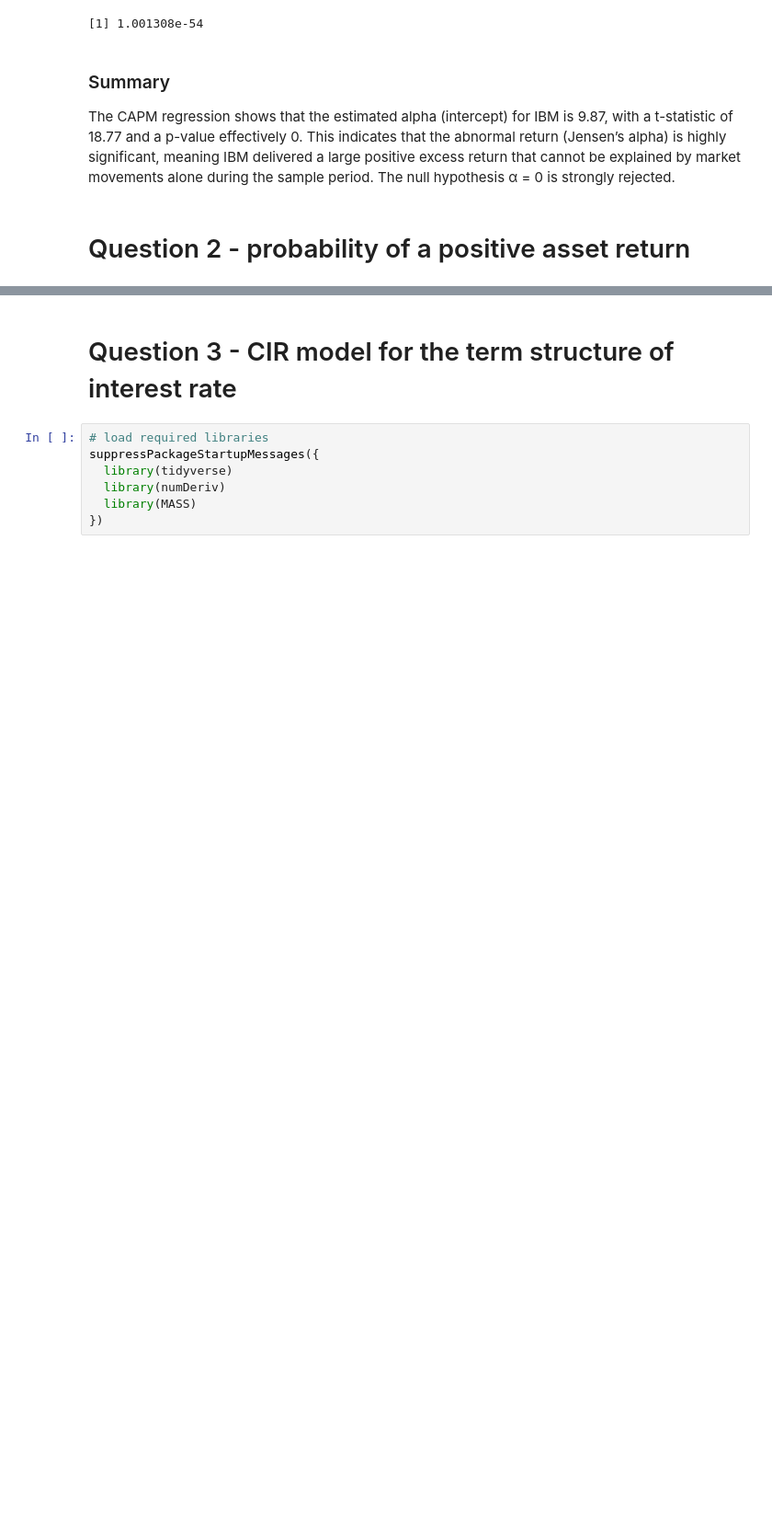
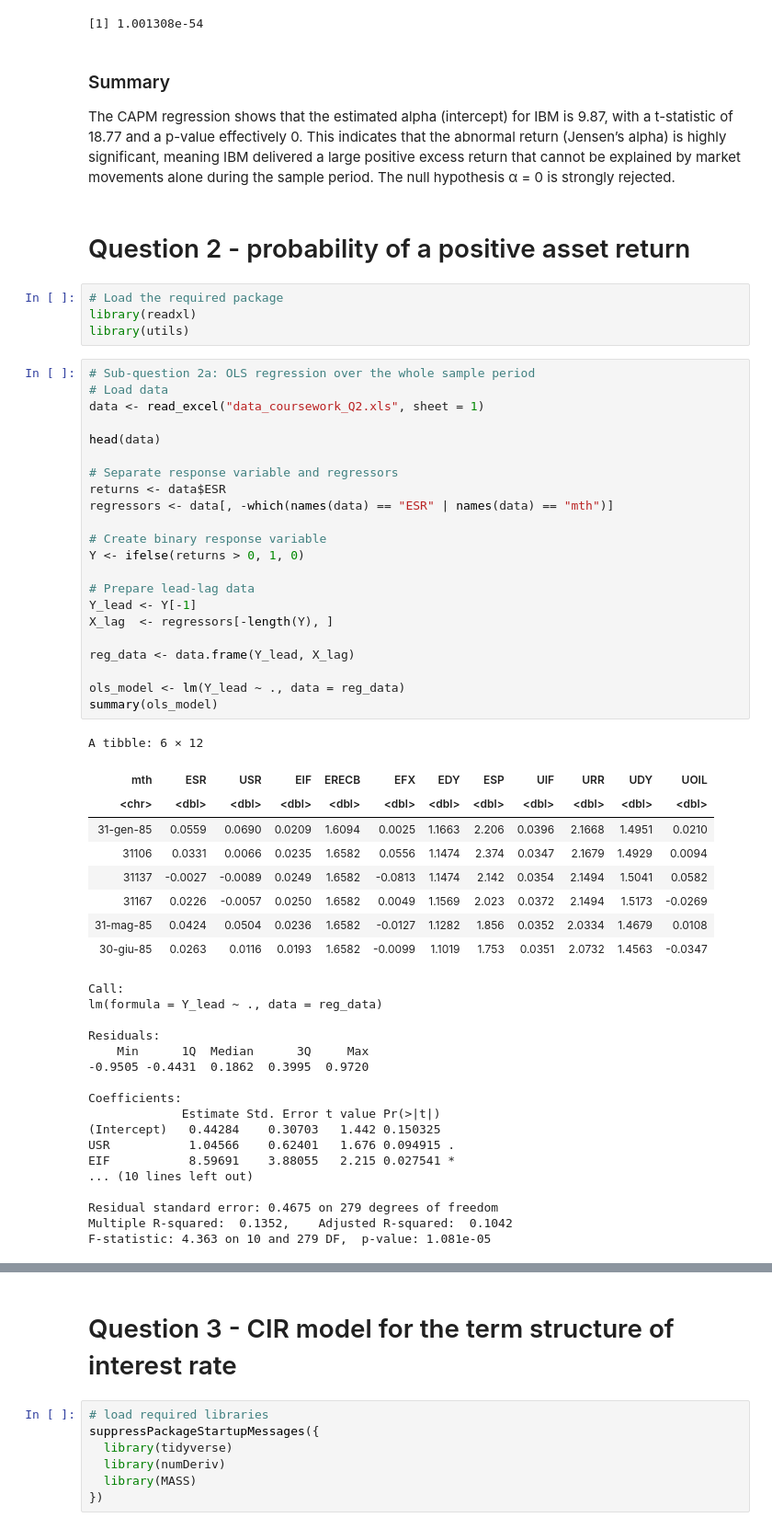
Before and after one commit to Mengsch3/apps-r-hw-01, a Jupyter notebook: FS-Coursework/report.ipynb, the cells around one changed output, grey strips where cells are left out. Shown at 92% size. Drawn from its saved outputs; the diff is of its cells as text; blank space fills up the shorter version.

```diff
--- a/FS-Coursework/report.ipynb
+++ b/FS-Coursework/report.ipynb
@@ -196,3 +189,56 @@ alpha_p
 The CAPM regression shows that the estimated alpha (intercept) for IBM is 9.87, with a t-statistic of 18.77 and a p-value effectively 0. This indicates that the abnormal return (Jensen’s alpha) is highly significant, meaning IBM delivered a large positive excess return that cannot be explained by market movements alone during the sample period. The null hypothesis α = 0 is strongly rejected.
 # %% [markdown]
 # Question 2 - probability of a positive asset return
+# %%
+# Load the required package
+library(readxl)
+library(utils)
+# %%
+# Sub-question 2a: OLS regression over the whole sample period
+# Load data
+data <- read_excel("data_coursework_Q2.xls", sheet = 1)
+
+head(data)
+
+# Separate response variable and regressors
+returns <- data$ESR
+regressors <- data[, -which(names(data) == "ESR" | names(data) == "mth")]
+
+# Create binary response variable
+Y <- ifelse(returns > 0, 1, 0)
+
+# Prepare lead-lag data
+Y_lead <- Y[-1]
+X_lag  <- regressors[-length(Y), ]
+
+reg_data <- data.frame(Y_lead, X_lag)
+
+ols_model <- lm(Y_lead ~ ., data = reg_data)
+summary(ols_model)
+# %% [output]
+A tibble: 6 × 12
+| mth | ESR | USR | EIF | ERECB | EFX | EDY | ESP | UIF | URR | UDY | UOIL |
+| <chr> | <dbl> | <dbl> | <dbl> | <dbl> | <dbl> | <dbl> | <dbl> | <dbl> | <dbl> | <dbl> | <dbl> |
+| 31-gen-85 | 0.0559 | 0.0690 | 0.0209 | 1.6094 | 0.0025 | 1.1663 | 2.206 | 0.0396 | 2.1668 | 1.4951 | 0.0210 |
+| 31106 | 0.0331 | 0.0066 | 0.0235 | 1.6582 | 0.0556 | 1.1474 | 2.374 | 0.0347 | 2.1679 | 1.4929 | 0.0094 |
+| 31137 | -0.0027 | -0.0089 | 0.0249 | 1.6582 | -0.0813 | 1.1474 | 2.142 | 0.0354 | 2.1494 | 1.5041 | 0.0582 |
+| 31167 | 0.0226 | -0.0057 | 0.0250 | 1.6582 | 0.0049 | 1.1569 | 2.023 | 0.0372 | 2.1494 | 1.5173 | -0.0269 |
+| 31-mag-85 | 0.0424 | 0.0504 | 0.0236 | 1.6582 | -0.0127 | 1.1282 | 1.856 | 0.0352 | 2.0334 | 1.4679 | 0.0108 |
+| 30-giu-85 | 0.0263 | 0.0116 | 0.0193 | 1.6582 | -0.0099 | 1.1019 | 1.753 | 0.0351 | 2.0732 | 1.4563 | -0.0347 |
+Call:
+lm(formula = Y_lead ~ ., data = reg_data)
+
+Residuals:
+    Min      1Q  Median      3Q     Max
+-0.9505 -0.4431  0.1862  0.3995  0.9720
+
+Coefficients:
+             Estimate Std. Error t value Pr(>|t|)
+(Intercept)   0.44284    0.30703   1.442 0.150325
+USR           1.04566    0.62401   1.676 0.094915 .
+EIF           8.59691    3.88055   2.215 0.027541 *
+... (10 lines left out)
+
+Residual standard error: 0.4675 on 279 degrees of freedom
+Multiple R-squared:  0.1352,    Adjusted R-squared:  0.1042
+F-statistic: 4.363 on 10 and 279 DF,  p-value: 1.081e-05
```
Also changed, not shown: parts of 6 cells of this notebook.
